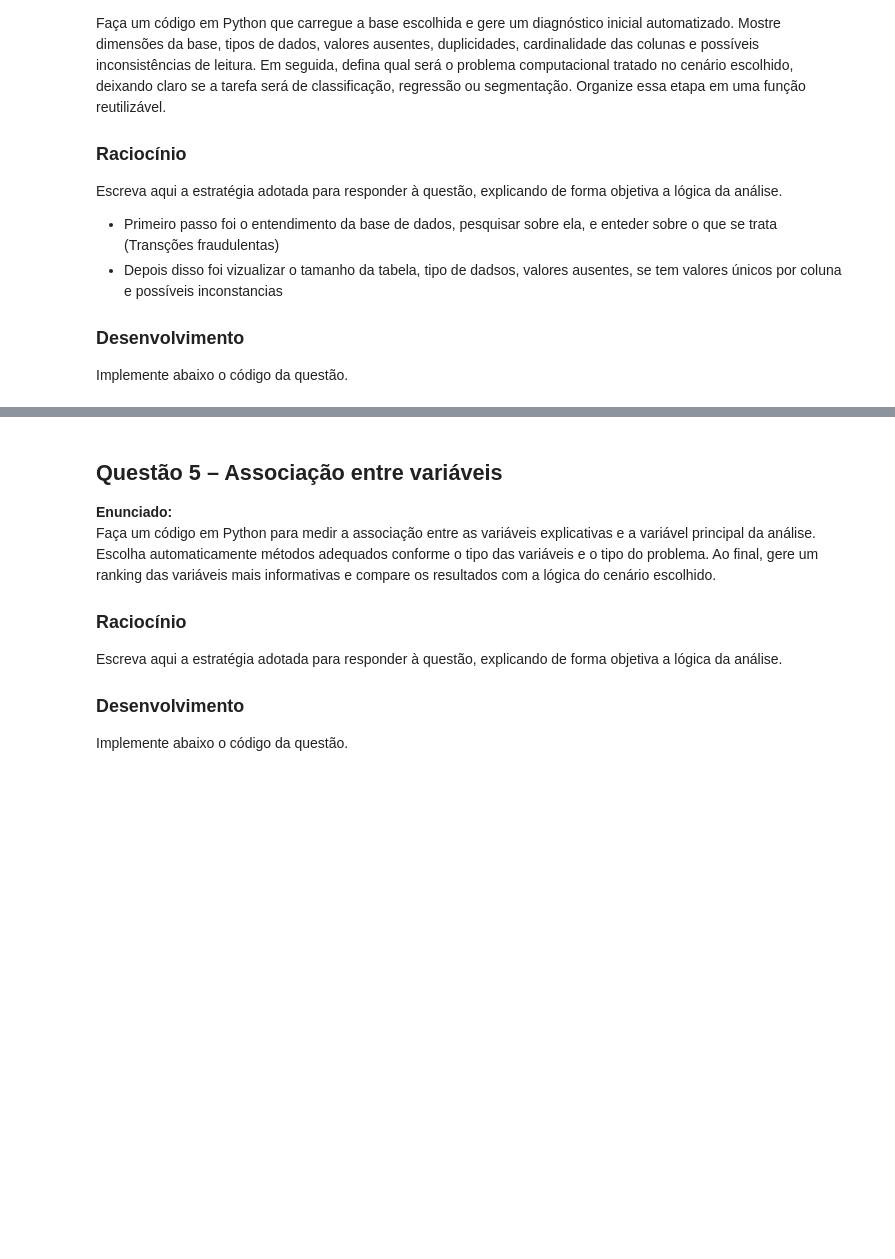
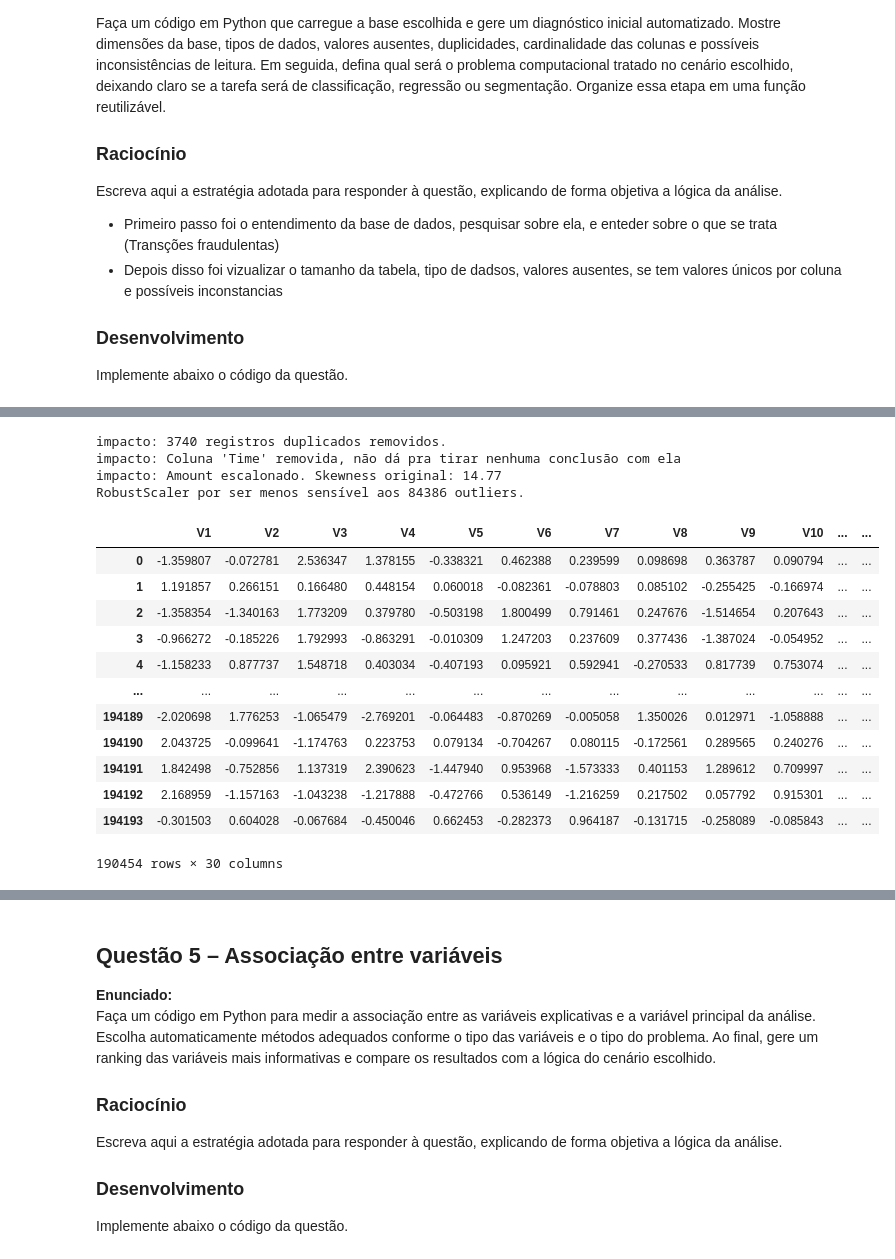
Before and after one commit to rodrigololr/machine-learning-studies, a Jupyter notebook: Lista_1_Antônio_Rodrigo.ipynb, the cells around one changed output, grey strips where cells are left out. Cells and saved outputs as stored; diff of their text form; code cells hidden in the pictures; blank space fills up the shorter version.

```diff
--- a/Lista_1_Antônio_Rodrigo.ipynb
+++ b/Lista_1_Antônio_Rodrigo.ipynb
@@ -213,6 +221,56 @@ Escreva aqui a estratégia adotada para responder à questão, explicando de for
 Implemente abaixo o código da questão.
 # %%
 # Código da Questão 3
+def limpeza_reproduzivel(df):
+    df_clean = df.copy()
+
+
+    # tratamento de duplicatas
+    antes_duplicados = df_clean.shape[0]
+    df_clean = df_clean.drop_duplicates(subset=['Time', 'Amount'])
+    print(f"impacto: {antes_duplicados - df_clean.shape[0]} registros duplicados removidos.")
+
+    # remoção de variável irrelevante
+    df_clean = df_clean.drop(columns=['Time'])
+    print("impacto: Coluna 'Time' removida, não dá pra tirar nenhuma conclusão com ela")
+
+    # comparação de Estratégias para o Amount (Disparidade 290x)
+
+    # estratégias (Log Transformation log(x + 1)) e  (Robust Scaling mediana e iqr)
+    scaler = RobustScaler()
+    amount_log = np.log1p(df_clean['Amount']).sum()
+    amount_robust = scaler.fit_transform(df_clean[['Amount']]).sum()
+    #print(f"{amount_log:0.4f}\n")
+   #print(f"{amount_robust:0.4f}\n")
+
+    df_clean['Amount'] = scaler.fit_transform(df_clean[['Amount']])
+
+    outliers_totais = detectar_outliers_extremos(df_clean).sum()
+
+
+    print(f"impacto: Amount escalonado. Skewness original: {df['Amount'].skew():.2f}")
+    print(f"RobustScaler por ser menos sensível aos {outliers_totais} outliers.")
+
+    return df_clean
+limpeza_reproduzivel(df)
+# %% [output]
+impacto: 3740 registros duplicados removidos.
+impacto: Coluna 'Time' removida, não dá pra tirar nenhuma conclusão com ela
+impacto: Amount escalonado. Skewness original: 14.77
+RobustScaler por ser menos sensível aos 84386 outliers.
+|  | V1 | V2 | V3 | V4 | V5 | V6 | V7 | V8 | V9 | V10 | ... | ... |
+| 0 | -1.359807 | -0.072781 | 2.536347 | 1.378155 | -0.338321 | 0.462388 | 0.239599 | 0.098698 | 0.363787 | 0.090794 | ... | ... |
+| 1 | 1.191857 | 0.266151 | 0.166480 | 0.448154 | 0.060018 | -0.082361 | -0.078803 | 0.085102 | -0.255425 | -0.166974 | ... | ... |
+| 2 | -1.358354 | -1.340163 | 1.773209 | 0.379780 | -0.503198 | 1.800499 | 0.791461 | 0.247676 | -1.514654 | 0.207643 | ... | ... |
+| 3 | -0.966272 | -0.185226 | 1.792993 | -0.863291 | -0.010309 | 1.247203 | 0.237609 | 0.377436 | -1.387024 | -0.054952 | ... | ... |
+| 4 | -1.158233 | 0.877737 | 1.548718 | 0.403034 | -0.407193 | 0.095921 | 0.592941 | -0.270533 | 0.817739 | 0.753074 | ... | ... |
+| ... | ... | ... | ... | ... | ... | ... | ... | ... | ... | ... | ... | ... |
+| 194189 | -2.020698 | 1.776253 | -1.065479 | -2.769201 | -0.064483 | -0.870269 | -0.005058 | 1.350026 | 0.012971 | -1.058888 | ... | ... |
+| 194190 | 2.043725 | -0.099641 | -1.174763 | 0.223753 | 0.079134 | -0.704267 | 0.080115 | -0.172561 | 0.289565 | 0.240276 | ... | ... |
+| 194191 | 1.842498 | -0.752856 | 1.137319 | 2.390623 | -1.447940 | 0.953968 | -1.573333 | 0.401153 | 1.289612 | 0.709997 | ... | ... |
+| 194192 | 2.168959 | -1.157163 | -1.043238 | -1.217888 | -0.472766 | 0.536149 | -1.216259 | 0.217502 | 0.057792 | 0.915301 | ... | ... |
+| 194193 | -0.301503 | 0.604028 | -0.067684 | -0.450046 | 0.662453 | -0.282373 | 0.964187 | -0.131715 | -0.258089 | -0.085843 | ... | ... |
+190454 rows × 30 columns
 # %% [markdown]
 ### Conclusão da Questão 3
 Registre aqui as principais interpretações e conclusões obtidas com base nos resultados.
```
Also changed, not shown: parts of 11 cells of this notebook.
